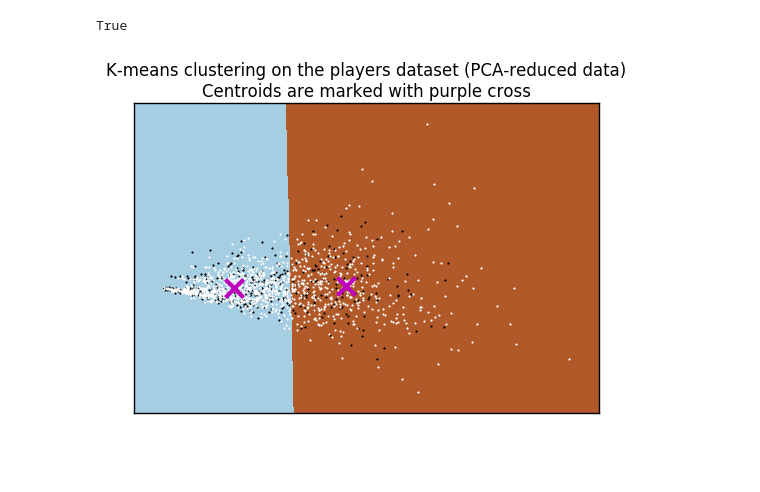
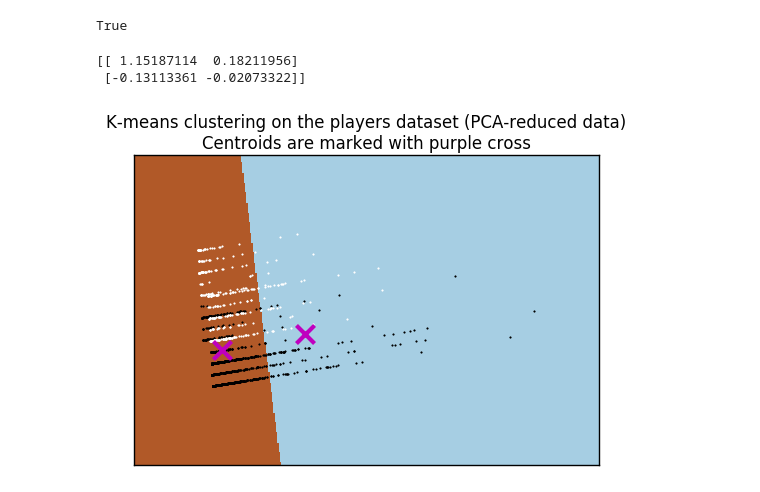
Before and after one commit to cipri-tom/Homework, a Jupyter notebook: 04 - Applied ML/handler-clustering.ipynb, the cells around one changed output. Drawn from its saved outputs; the diff is of its cells as text; code cells hidden in the pictures; blank space fills up the shorter version.

Commit message:
Finished clusterer (for now)

```diff
--- a/04 - Applied ML/handler-clustering.ipynb
+++ b/04 - Applied ML/handler-clustering.ipynb
@@ -371,2 +510,8 @@ grouped_cls
 # %% [markdown]
 Reduced data represents the projection of the data on the 2 directions  with maximal variance as computed by PCA. Why 2? because it is easier in doing the visualization.
+# %%
+# X_vis can be composed of any features in the players dataframe and they will be reduced
+# via PCA to 2 dimensions
+vis_row = 616
+X_vis = features_summary.loc[vis_row,'Features']
+X_vis
@@ -375,9 +522,9 @@ from sklearn.decomposition import PCA
 
 # pass the matrix containing the features you want to test in fit_transform
 # NOTE: X represents the best features under the silhouette score in the previous computation
-reduced_data = PCA(n_components=2).fit_transform(X.as_matrix())
-kmeans = KMeans(init='k-means++', n_clusters=2)
-kmeans.fit(reduced_data)
+reduced_data = PCA(n_components=2).fit_transform(players[list(X_vis)].as_matrix())
+kmeans_pca = KMeans(init='k-means++', n_clusters=2)
+kmeans_pca.fit(reduced_data)
 print(reduced_data.shape)
 
 # Step size of the mesh. Decrease to increase the quality of the VQ.
@@ -391,6 +538,6 @@ xx, yy = np.meshgrid(np.arange(x_min, x_max, h), np.arange(y_min, y_max, h))
 (1585, 2)
 # %%
 # Obtain labels for each point in mesh. Use last trained model.
-Z = kmeans.predict(np.c_[xx.ravel(), yy.ravel()])
+Z = kmeans_pca.predict(np.c_[xx.ravel(), yy.ravel()])
 # Put the result into a color plot
 Z = Z.reshape(xx.shape)
@@ -399,0 +546,17 @@ average_rating = player_clusters['average_rating'].tolist()
+# %%
+map_type = features_summary.loc[vis_row,'Meme map type']
+player_clusters_vis = players[["rater1", "rater2"]]
+labels = pd.Series(kmeans.labels_, index=player_clusters_vis.index)
+player_clusters_vis = player_clusters_vis.assign(labels=labels.values)
+player_clusters_vis['average_rating'] = players[["rater1", "rater2"]].mean(axis=1)
+player_clusters_vis.drop(['rater1', 'rater2'], inplace=True, axis=1)
+
+# 1) map the average rating to 1 or 0 if it is bigger and equal than 0.5 and respectively < 0.5
+# 2) map the average rating to 0 or 1 if it is bigger and equal than 0.5 and respectively < 0.5
+player_clusters_vis['average_rating_opt2'] = \
+player_clusters_vis['average_rating'].apply(lambda x: 0 if x >= 0.5 else 1)
+average_rating = player_clusters_vis['average_rating_opt2'].tolist()
+if(map_type == 1):
+    player_clusters_vis['average_rating_opt1'] = \
+    player_clusters_vis['average_rating'].apply(lambda x: 1 if x >= 0.5 else 0)
+    average_rating = player_clusters_vis['average_rating_opt1'].tolist()
@@ -422,25 +593,28 @@ True
 # %%
 plt.figure(1)
 plt.clf()
 plt.imshow(Z, interpolation='nearest',
            extent=(xx.min(), xx.max(), yy.min(), yy.max()),
            cmap=plt.cm.Paired,
            aspect='auto', origin='lower')
 
 plt.plot(reduced_data_dark[:, 0], reduced_data_dark[:, 1], 'k.', markersize=2)
 plt.plot(reduced_data_light[:, 0], reduced_data_light[:, 1], 'w.', markersize=2)
 
 # Plot the centroids as a white X
-centroids = kmeans.cluster_centers_
+centroids = kmeans_pca.cluster_centers_
+print(centroids)
 plt.scatter(centroids[:, 0], centroids[:, 1],
             marker='x', s=169, linewidths=3,
             color='m', zorder=10)
 plt.title('K-means clustering on the players dataset (PCA-reduced data)\n'
           'Centroids are marked with purple cross')
 plt.xlim(x_min, x_max)
 plt.ylim(y_min, y_max)
 plt.xticks(())
 plt.yticks(())
 plt.show()
 # %% [output]
+[[ 1.15187114  0.18211956]
+ [-0.13113361 -0.02073322]]
-[figure, old version]
+[figure, new version]
```
Also changed, not shown: parts of 56 cells of this notebook.
